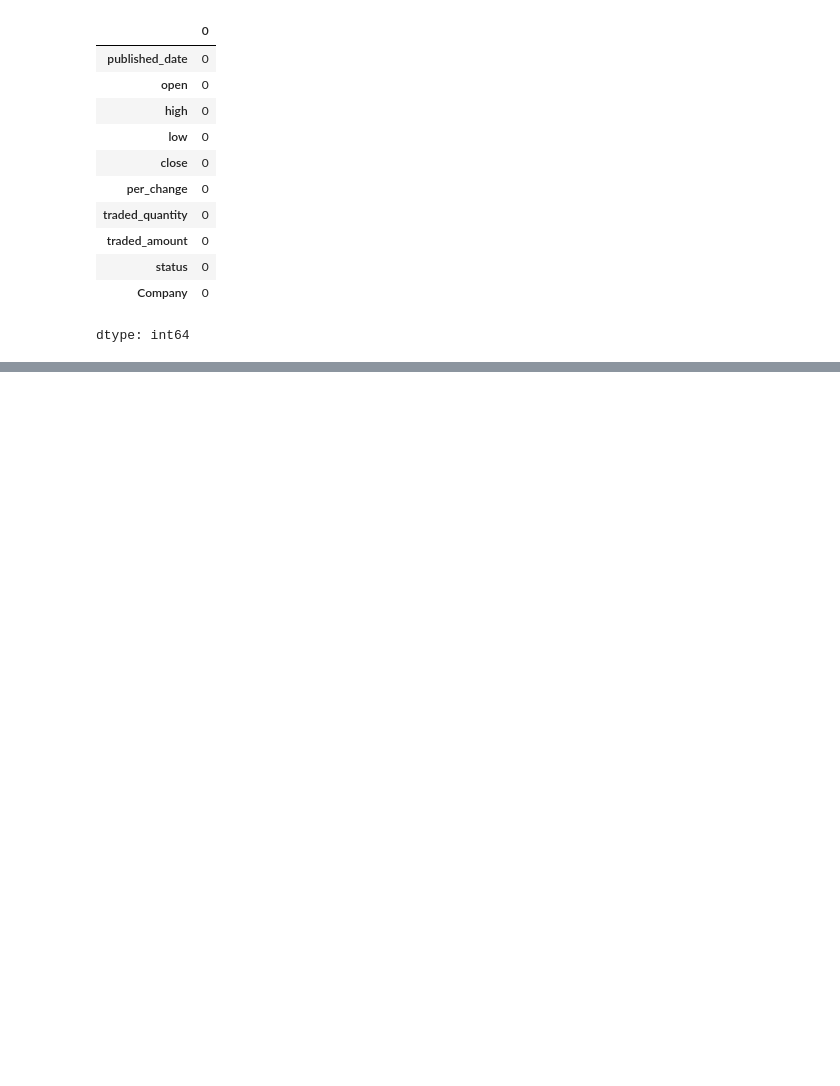
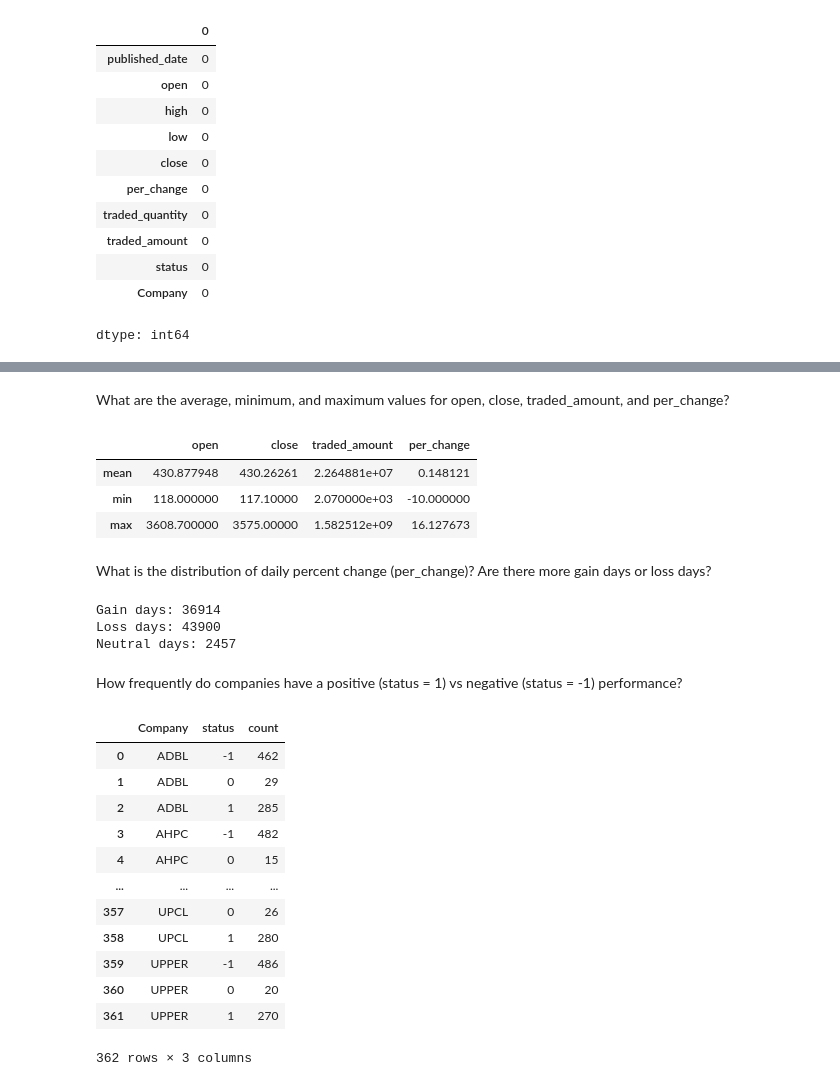
Before and after one commit to SanjayBista1010/Classification, a Jupyter notebook: nepalShare.ipynb, the cells around one changed output, grey strips where cells are left out. Drawn from its saved outputs; the diff is of its cells as text; code cells hidden in the pictures; blank space fills up the shorter version.

```diff
--- a/nepalShare.ipynb
+++ b/nepalShare.ipynb
@@ -172,0 +199,41 @@ dtype: int64
+# %% [markdown]
+What are the average, minimum, and maximum values for open, close, traded_amount, and per_change?
+# %%
+df[['open','close','traded_amount','per_change']].describe().loc[['mean','min','max']]
+# %% [output]
+|  | open | close | traded_amount | per_change |
+| mean | 430.877948 | 430.26261 | 2.264881e+07 | 0.148121 |
+| min | 118.000000 | 117.10000 | 2.070000e+03 | -10.000000 |
+| max | 3608.700000 | 3575.00000 | 1.582512e+09 | 16.127673 |
+# %% [markdown]
+What is the distribution of daily percent change (per_change)? Are there more gain days or loss days?
+# %%
+gain_days = (df['per_change'] > 0).sum()
+loss_days = (df['per_change'] < 0).sum()
+neutral_days = (df['per_change'] == 0).sum()
+
+print(f"Gain days: {gain_days}")
+print(f"Loss days: {loss_days}")
+print(f"Neutral days: {neutral_days}")
+# %% [output]
+Gain days: 36914
+Loss days: 43900
+Neutral days: 2457
+# %% [markdown]
+How frequently do companies have a positive (status = 1) vs negative (status = -1) performance?
+# %%
+df.groupby(['Company', 'status']).size().reset_index(name='count')
+# %% [output]
+|  | Company | status | count |
+| 0 | ADBL | -1 | 462 |
+| 1 | ADBL | 0 | 29 |
+| 2 | ADBL | 1 | 285 |
+| 3 | AHPC | -1 | 482 |
+| 4 | AHPC | 0 | 15 |
+| ... | ... | ... | ... |
+| 357 | UPCL | 0 | 26 |
+| 358 | UPCL | 1 | 280 |
+| 359 | UPPER | -1 | 486 |
+| 360 | UPPER | 0 | 20 |
+| 361 | UPPER | 1 | 270 |
+362 rows × 3 columns
```
Also changed, not shown: parts of 9 cells of this notebook.
